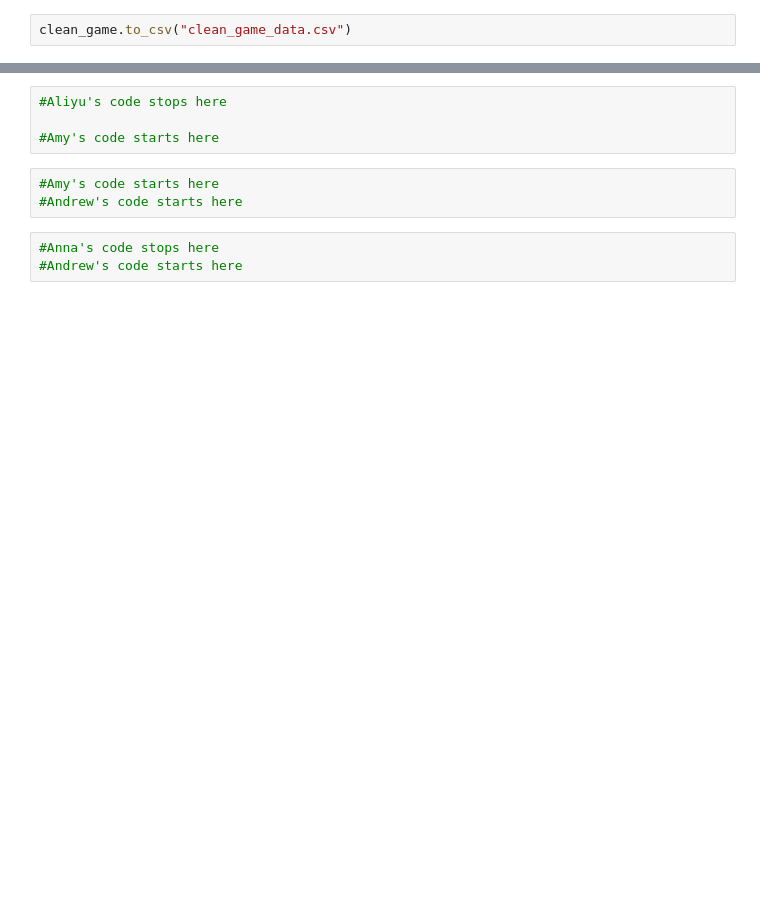
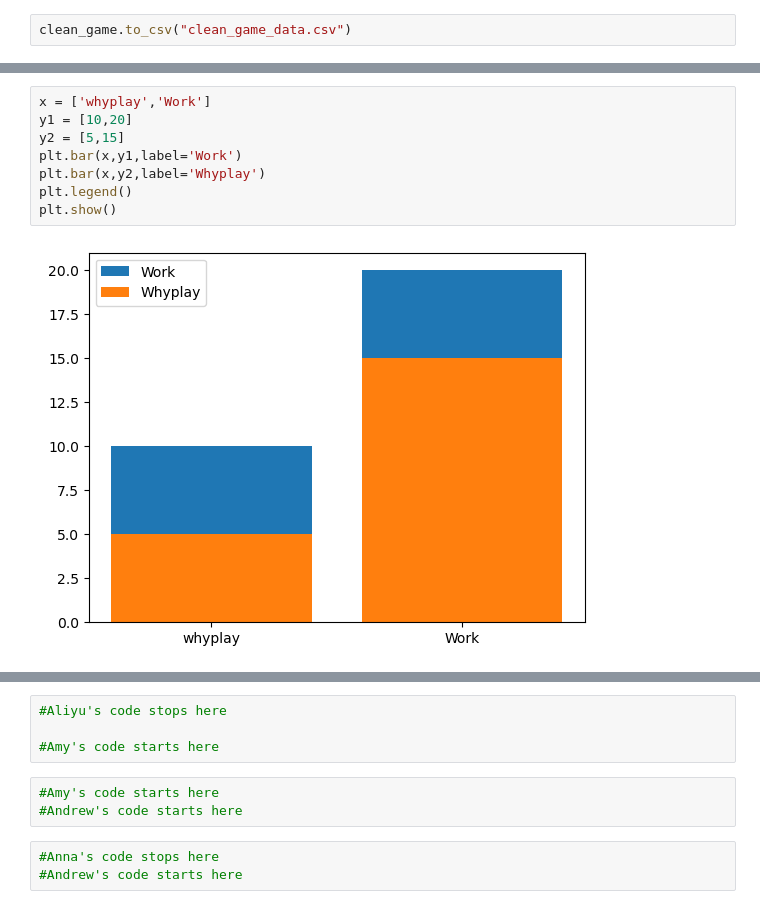
Before and after one commit to annabitzer/Project-1---Group-9, a Jupyter notebook: Data Cleaning.ipynb, the cells around one changed output, grey strips where cells are left out. Saved outputs shown, nothing was run; the diff lists cells and outputs as text; blank space fills up the shorter version.

```diff
--- a/Data Cleaning.ipynb
+++ b/Data Cleaning.ipynb
@@ -30,0 +197,10 @@ clean_game.to_csv("clean_game_data.csv")
+# %%
+x = ['whyplay','Work']
+y1 = [10,20]
+y2 = [5,15]
+plt.bar(x,y1,label='Work')
+plt.bar(x,y2,label='Whyplay')
+plt.legend()
+plt.show()
+# %% [output]
+[figure, added]
```
Also changed, not shown: parts of 19 cells of this notebook, 1 other file.
